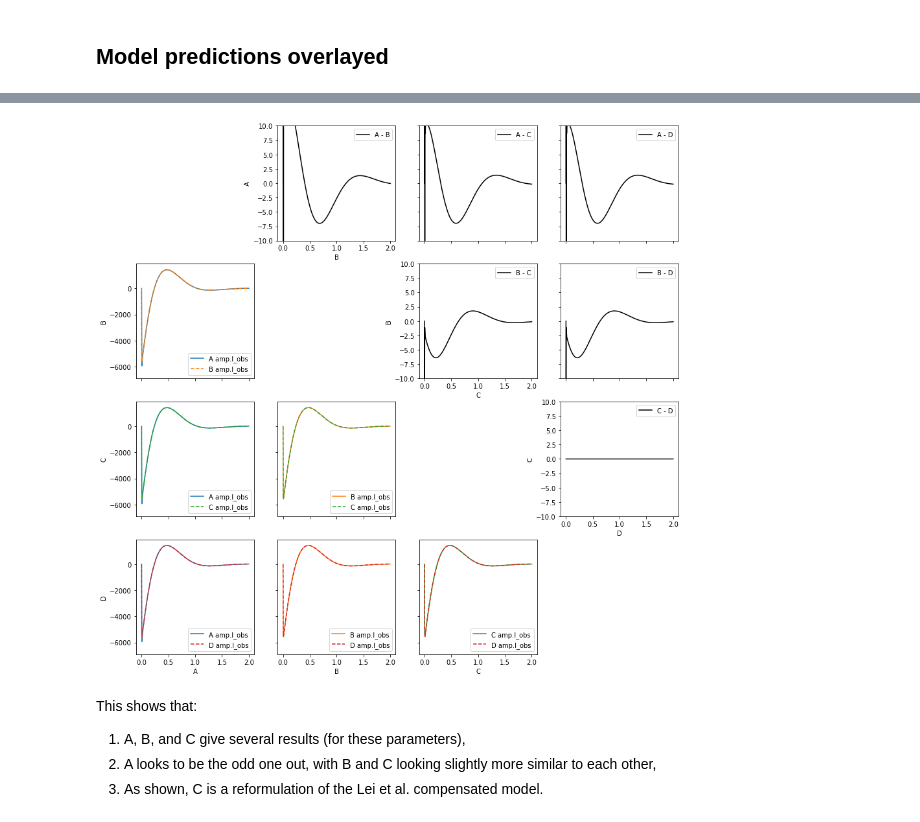
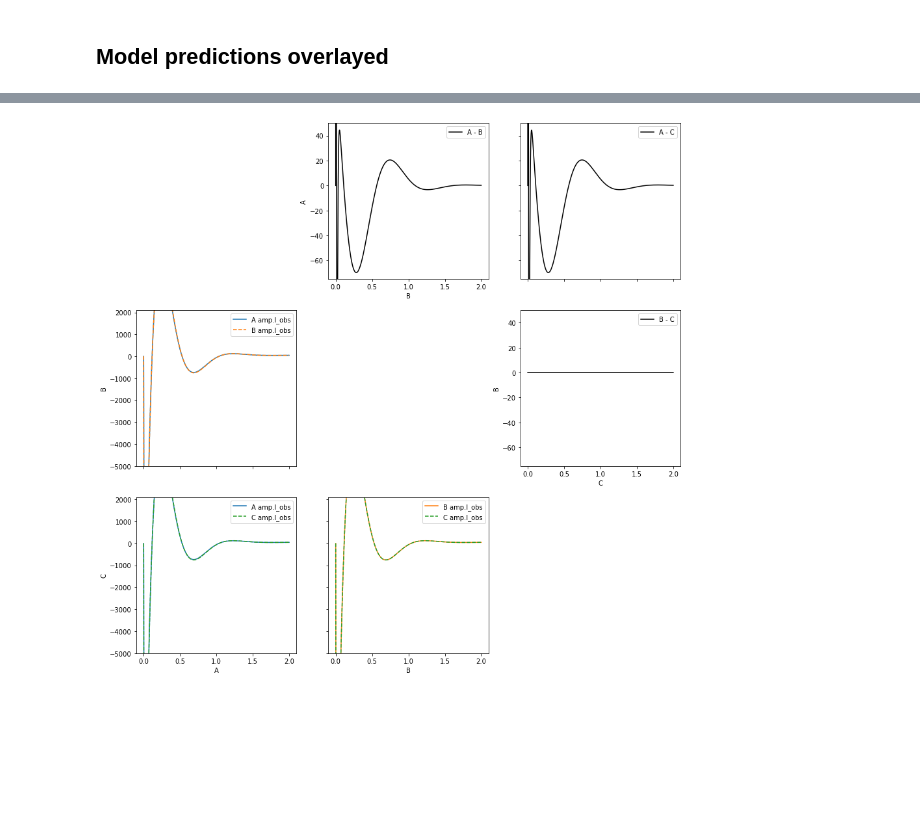
Before and after one commit to CardiacModelling/fitting-notebooks, a Jupyter notebook: artefacts/appendix-L-compensated-models.ipynb, the cells around one changed output, grey strips where cells are left out. Drawn from its saved outputs; the diff is of its cells as text; code cells hidden in the pictures; blank space fills up the shorter version.

```diff
--- a/artefacts/appendix-L-compensated-models.ipynb
+++ b/artefacts/appendix-L-compensated-models.ipynb
@@ -272,7 +164,7 @@ sA = myokit.Simulation(mA)
 sA.set_constant('amp.alpha', 0)
 sA.set_constant('amp.beta', 0)
 sA.set_constant('amp.tau_sum', 1e-9)
-dA = sA.run(5)
+dA = sA.run(t1)
 ax = plot(mA, dA, altins=True)
 plt.show()
 # %% [output]
@@ -364,19 +290,20 @@ tau_c = 0.8 us
 # %%
 sB.reset()
 sB.set_constant('amp.alpha', 0)
-dB = sB.run(5)
+sB.set_constant('amp.beta', 0)
+dB = sB.run(t1)
 print(abs(-20 - dB['amp.Vm'][-1]))
 ax = plot(mB, dB, label='$\\alpha$ = 0')
 
 sB.reset()
 sB.set_constant('amp.alpha', 0.4)
-dB = sB.run(5)
+dB = sB.run(t1)
 print(abs(-20 - dB['amp.Vm'][-1]))
 ax = plot(mB, dB, axes=ax, label='$\\alpha$ = 0.4')
 
 sB.reset()
 sB.set_constant('amp.alpha', 0.8)
-dB = sB.run(5)
+dB = sB.run(t1)
 print(abs(-20 - dB['amp.Vm'][-1]))
 ax = plot(mB, dB, axes=ax, label='$\\alpha$ = 0.8')
 
@@ -528,9 +390,10 @@ plt.show()
 # %% [markdown]
 ## Model predictions overlayed
 # %%
-for s in (sA, sB, sC, sD):
+for s in (sA, sB, sC):
     s.reset()
-    s.set_constant('amp.alpha', 0.8)
+    s.set_constant('amp.alpha', 0.7)
+    s.set_constant('amp.beta', 0.7)
     s.set_tolerance(1e-10, 1e-10)
 
 t = 2
@@ -538,12 +401,11 @@ dt = t * 1e-4
 dA = sA.run(t, log_interval=dt).npview()
 dB = sB.run(t, log_interval=dt).npview()
 dC = sC.run(t, log_interval=dt).npview()
-dD = sD.run(t, log_interval=dt).npview()
 
-ax = plot(mA, dA, label='A')
-plot(mB, dB, ax, label='B', ls='--')
-plot(mC, dC, ax, label='C', ls='-.')
-plot(mD, dD, ax, label='D', ls=':')
+tz = 0.05
+ax = plot(mA, dA, label='A', t_zoom=tz)
+plot(mB, dB, ax, label='B', ls='--', t_zoom=tz)
+plot(mC, dC, ax, label='C', ls=':', t_zoom=tz)
 ax[0].legend()
 plt.show()
 # %% [output]
@@ -551,45 +413,40 @@ plt.show()
 # %%
 fig = plt.figure(figsize=(15, 15))
 axes = []
-names = ('A', 'B', 'C', 'D')
-logs = (dA, dB, dC, dD)
+names = ('A', 'B', 'C')
+logs = (dA, dB, dC)
 colors = ['tab:blue', 'tab:orange', 'tab:green', 'tab:red']
-ylim0 = {'amp.I_obs': (-6900, 1900)}
-ylim1 = {'amp.I_obs': (-10, 10)}
+ylim0 = {'amp.I_obs': (-5000, 2100)}
+ylim1 = {'amp.I_obs': (-75, 50)}
 var = 'amp.I_obs'
+n = len(logs)
 
-for i in range(4):
-    for j in range(4):
+for i in range(n):
+    for j in range(n):
         if i == j:
             continue
-        ax = fig.add_subplot(4, 4, 4 * i + j + 1)
-        if i == 3 or i == j - 1:
+        ax = fig.add_subplot(n, n, n * i + j + 1)
+        if i == n - 1 or i == j - 1:
             ax.set_xlabel(names[j])
         else:
             ax.set_xticklabels([])
         if j == 0 or j == i + 1:
             ax.set_ylabel(names[i])
         else:
             ax.set_yticklabels([])
 
         if i > j:
             ax.plot(logs[j].time(), logs[j][var], color=colors[j], label=f'{names[j]} {var}')
             ax.plot(logs[i].time(), logs[i][var], color=colors[i], label=f'{names[i]} {var}', ls='--')
             if var in  ylim0:
                 ax.set_ylim(*ylim0[var])
         else:
             ax.plot(logs[i].time(), logs[i][var] - logs[j][var],
                     color='k', label=f'{names[i]} - {names[j]}')
             if var in  ylim1:
                 ax.set_ylim(*ylim1[var])
         ax.legend()
 
 plt.show()
 # %% [output]
-[figure, old version]
+[figure, new version]
-# %% [markdown]
-This shows that:
-
-1. A, B, and C give several results (for these parameters),
-2. A looks to be the odd one out, with B and C looking slightly more similar to each other,
-3. As shown, C is a reformulation of the Lei et al. compensated model.
```
Also changed, not shown: parts of 33 cells of this notebook, 4 other files.
